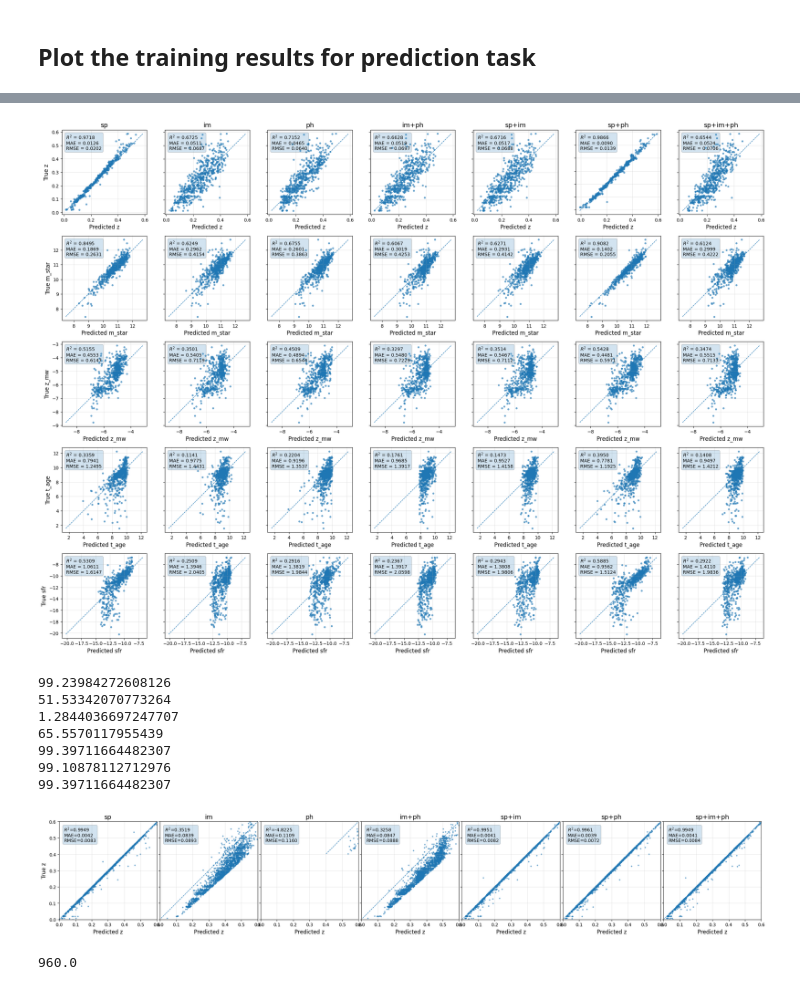
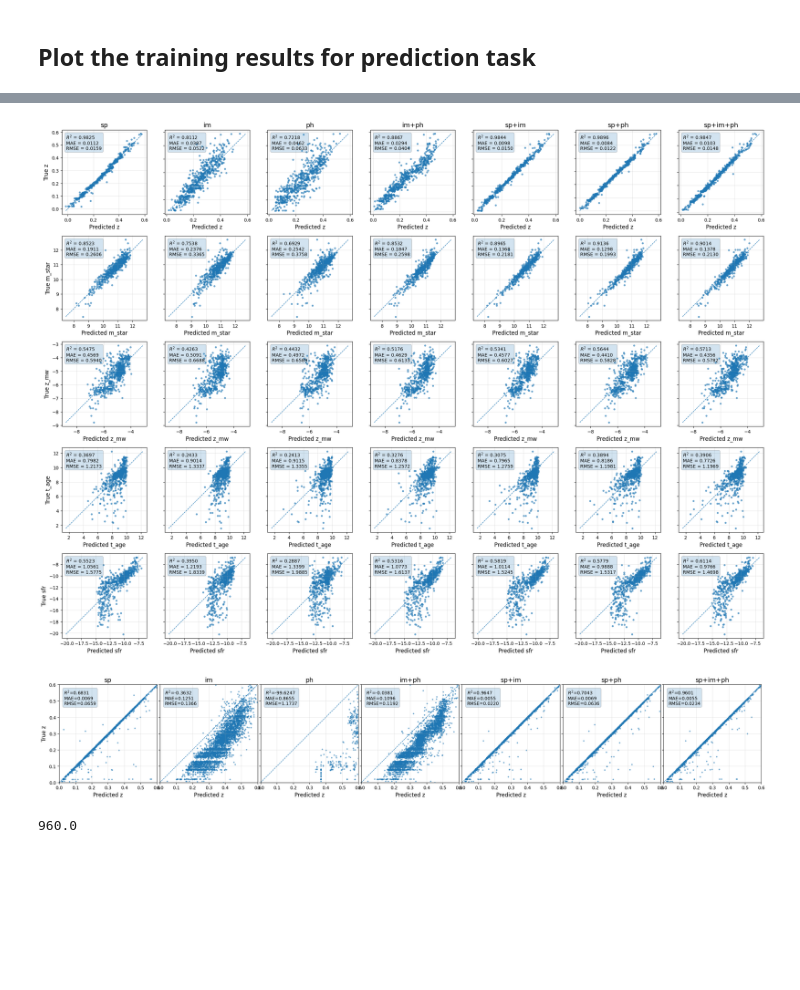
Before and after one commit to ShengyuHE/OneAstro-Spec, a Jupyter notebook: main/tasks/notebooks/plot_predict_provabgs.ipynb, the cells around one changed output, grey strips where cells are left out. Saved outputs shown, nothing was run; the diff lists cells and outputs as text; code cells hidden in the pictures; blank space fills up the shorter version.

Commit message:
updae on the mask tests

```diff
--- a/main/tasks/notebooks/plot_predict_provabgs.ipynb
+++ b/main/tasks/notebooks/plot_predict_provabgs.ipynb
@@ -36,7 +36,7 @@ for r, target in enumerate(targets):
 
         # --- load data on the fly ---
         prefix = f"{dataset}_{mod}_{target_tag}"
-        pred_file = os.path.join(result_dir, f"{dataset}", f"{prefix}_test_predict.npz")
+        pred_file = os.path.join(result_dir, f"{dataset}", "predict", f"{prefix}.npz")
         data = np.load(pred_file, allow_pickle=True)
 
         test_true = data["test_true"]
@@ -96,7 +96,7 @@ for r, target in enumerate(targets):
         #### we changed here
         target_tag = target
         prefix = f"{dataset}_{mod}_{target_tag}"
-        pred_file = os.path.join(result_dir, f"{dataset}", f"{prefix}_test_predict.npz")
+        pred_file = os.path.join(result_dir, f"{dataset}", "predict", f"{prefix}.npz")
         data = np.load(pred_file, allow_pickle=True)
 
         test_true = data["test_true"]
@@ -140,7 +140,7 @@ for r, target in enumerate(targets):
 plt.tight_layout()
 plt.show()
 # %% [output]
-[figure, old version]
+[figure, new version]
 # %%
 ## Direct Z Inference Test
 # %%
@@ -156,17 +156,17 @@ fig = plt.figure(figsize=(4*n_cols, 4))
 gs = gridspec.GridSpec(1, n_cols, figure=fig, wspace=0.03)
 for c, mod in enumerate(mods):
     prefix = f"{dataset}_{mod}_direct_z"
-    pred_file = os.path.join(result_dir, f"{dataset}", f"{prefix}_test_predict.npz")
+    pred_file = os.path.join(result_dir, f"{dataset}", "predict", f"{prefix}.npz")
     data = np.load(pred_file, allow_pickle=True)
     y_true = data["z_true"]
     y_pred = data["z_pred"]
 
     dz = np.abs(y_true-y_pred)/(1+y_true)
 
-    mask = (dz<0.1)
-    print(f"{np.mean(mask)*100}")
-    y_true =y_true[mask]
-    y_pred =y_pred[mask]
+    # mask = (dz<0.1)
+    # print(f"{np.mean(mask)*100}")
+    # y_true =y_true[mask]
+    # y_pred =y_pred[mask]
 
     # metrics
     r2 = 1 - np.sum((y_true - y_pred) ** 2) / np.sum((y_true - np.mean(y_true)) ** 2)
@@ -176,41 +176,34 @@ for c, mod in enumerate(mods):
 
     ax = fig.add_subplot(gs[0, c])
     ax.scatter(y_pred, y_true, s=5, alpha=0.5)
     xmin = min(y_true.min(), y_pred.min())
     xmax = max(y_true.max(), y_pred.max())
     ax.plot([xmin, xmax], [xmin, xmax], "--", linewidth=1)
     ax.set_aspect("equal", adjustable="box")
     ax.set_title(mod)
     ax.set_xlabel("Predicted z")
     if c == 0:
         ax.set_ylabel("True z")
     else:
         ax.tick_params(labelleft=False)
 
     ax.text(
         0.05, 0.95,
         f"$R^2$={r2:.4f}\nMAE={mae:.4f}\nRMSE={rmse:.4f}",
         transform=ax.transAxes,
         va="top",
         ha="left",
         bbox=dict(boxstyle="round", alpha=0.2)
     )
     if dataset in ["provabgs-v2"]:
         ax.set_xlim([0,0.6])
         ax.set_ylim([0,0.6])
     ax.grid(alpha=0.3)
 
 plt.tight_layout()
 plt.show()
 # %% [output]
-99.23984272608126
-51.53342070773264
-1.2844036697247707
-65.5570117955439
-99.39711664482307
-99.10878112712976
-99.39711664482307
-[figure, old version]
+[figure, new version]
 # %%
 print(0.0032*300000)
 # %% [output]
```
Also changed, not shown: parts of 1 cell of this notebook, 17 other files.
